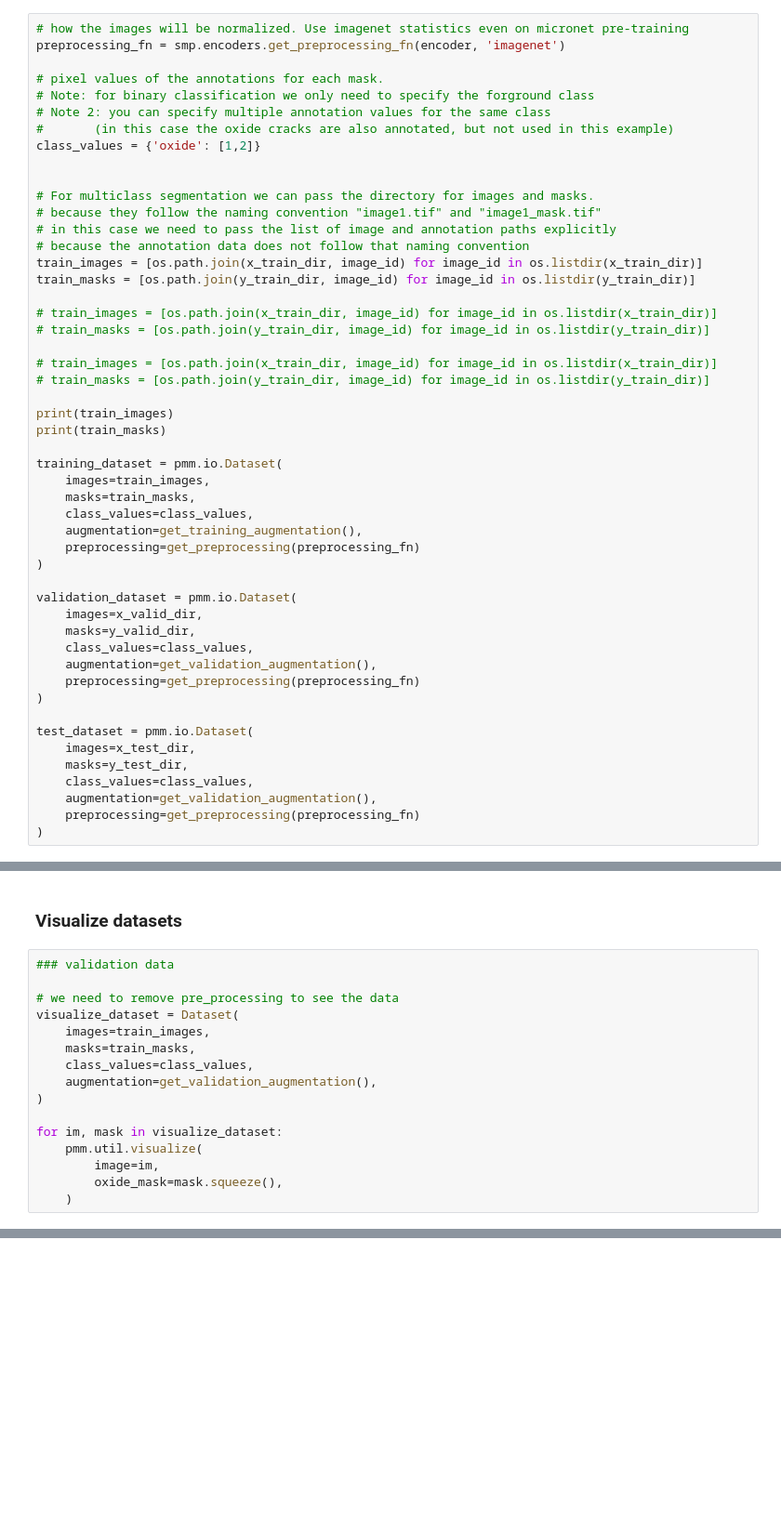
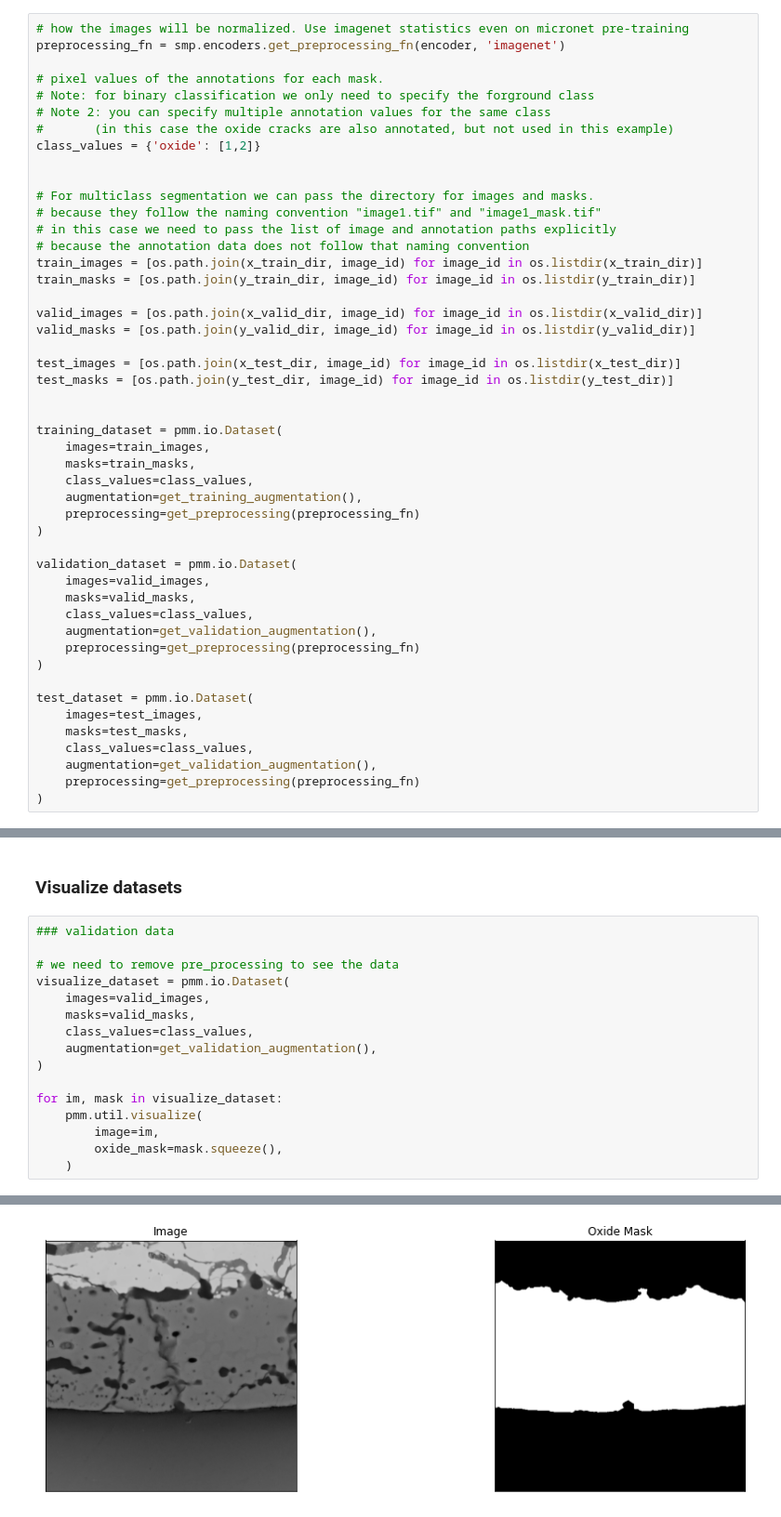
Before and after one commit to nasa/pretrained-microscopy-models, a Jupyter notebook: examples/binary_segmentation_example.ipynb, the cells around one changed output, grey strips where cells are left out. Shown at 93% size. Saved outputs shown, nothing was run; the diff lists cells and outputs as text; blank space fills up the shorter version.

```diff
--- a/examples/binary_segmentation_example.ipynb
+++ b/examples/binary_segmentation_example.ipynb
@@ -203,14 +129,12 @@ class_values = {'oxide': [1,2]}
 train_images = [os.path.join(x_train_dir, image_id) for image_id in os.listdir(x_train_dir)]
 train_masks = [os.path.join(y_train_dir, image_id) for image_id in os.listdir(y_train_dir)]
 
-# train_images = [os.path.join(x_train_dir, image_id) for image_id in os.listdir(x_train_dir)]
-# train_masks = [os.path.join(y_train_dir, image_id) for image_id in os.listdir(y_train_dir)]
+valid_images = [os.path.join(x_valid_dir, image_id) for image_id in os.listdir(x_valid_dir)]
+valid_masks = [os.path.join(y_valid_dir, image_id) for image_id in os.listdir(y_valid_dir)]
 
-# train_images = [os.path.join(x_train_dir, image_id) for image_id in os.listdir(x_train_dir)]
-# train_masks = [os.path.join(y_train_dir, image_id) for image_id in os.listdir(y_train_dir)]
+test_images = [os.path.join(x_test_dir, image_id) for image_id in os.listdir(x_test_dir)]
+test_masks = [os.path.join(y_test_dir, image_id) for image_id in os.listdir(y_test_dir)]
 
-print(train_images)
-print(train_masks)
 
 training_dataset = pmm.io.Dataset(
     images=train_images,
@@ -221,16 +145,16 @@ training_dataset = pmm.io.Dataset(
 )
 
 validation_dataset = pmm.io.Dataset(
-    images=x_valid_dir,
-    masks=y_valid_dir,
+    images=valid_images,
+    masks=valid_masks,
     class_values=class_values,
     augmentation=get_validation_augmentation(),
     preprocessing=get_preprocessing(preprocessing_fn)
 )
 
 test_dataset = pmm.io.Dataset(
-    images=x_test_dir,
-    masks=y_test_dir,
+    images=test_images,
+    masks=test_masks,
     class_values=class_values,
     augmentation=get_validation_augmentation(),
     preprocessing=get_preprocessing(preprocessing_fn)
@@ -244,9 +165,9 @@ test_dataset = pmm.io.Dataset(
 ### validation data
 
 # we need to remove pre_processing to see the data
-visualize_dataset = Dataset(
-    images=train_images,
-    masks=train_masks,
+visualize_dataset = pmm.io.Dataset(
+    images=valid_images,
+    masks=valid_masks,
     class_values=class_values,
     augmentation=get_validation_augmentation(),
 )
@@ -260,0 +181 @@ ValueError: not enough values to unpack (expected 2, got 1)
+[figure, added]
```
Also changed, not shown: parts of 9 cells of this notebook, 1 other file.
